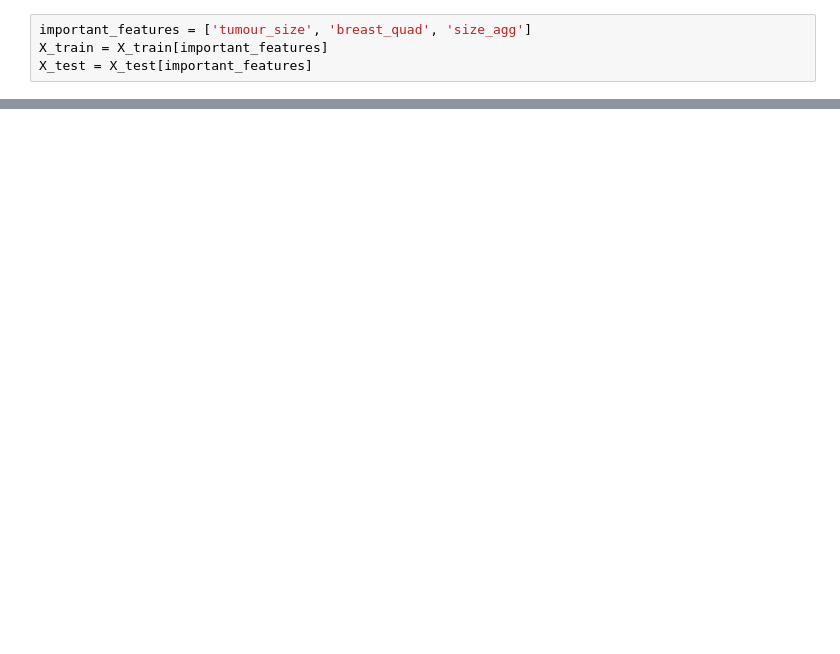
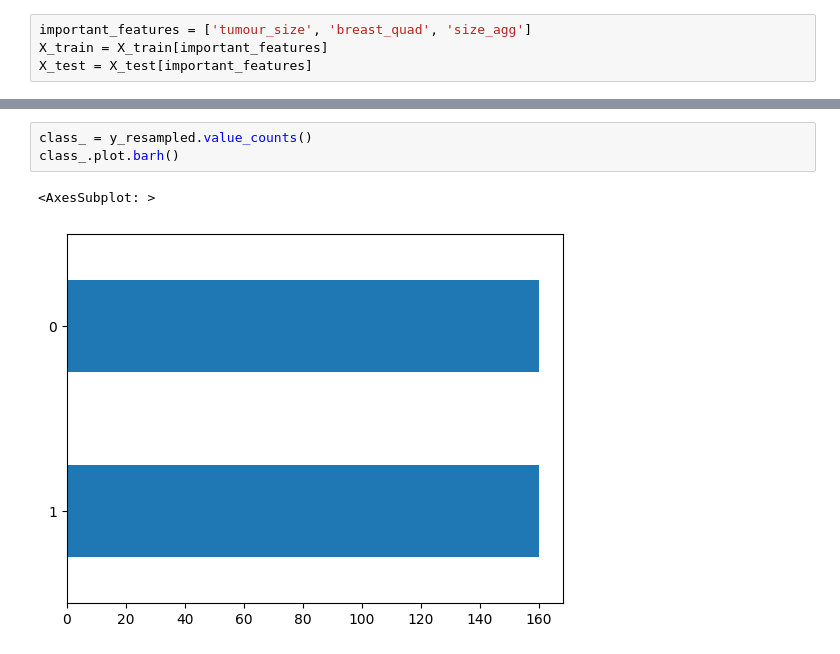
Before and after one commit to daniocionini/Prediction-Model-Breast-Cancer-Recurrence, a Jupyter notebook: only_model_eval.ipynb, the cells around one changed output, grey strips where cells are left out. Cells and saved outputs as stored; diff of their text form; blank space fills up the shorter version.

```diff
--- a/only_model_eval.ipynb
+++ b/only_model_eval.ipynb
@@ -98,0 +103,6 @@ Prec: 0.5909090909090909
+# %%
+class_ = y_resampled.value_counts()
+class_.plot.barh()
+# %% [output]
+<AxesSubplot: >
+[figure, added]
```
Also changed, not shown: parts of 7 cells of this notebook, 3 other files.
